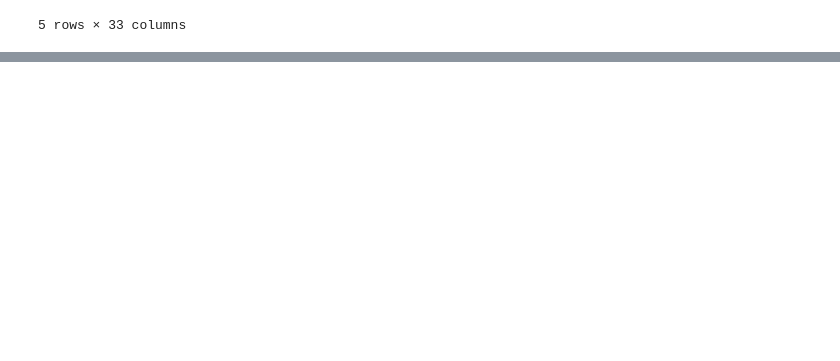
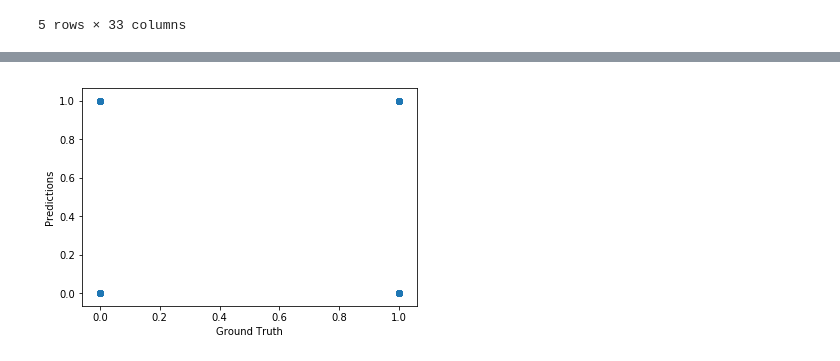
Before and after one commit to rsalaud/C5_T2, a Jupyter notebook: CreditOne Default Report.ipynb, the cells around one changed output, grey strips where cells are left out. Saved outputs shown, nothing was run; the diff lists cells and outputs as text; code cells hidden in the pictures; blank space fills up the shorter version.

```diff
--- a/CreditOne Default Report.ipynb
+++ b/CreditOne Default Report.ipynb
@@ -591,3 +379,0 @@ X_train.shape, X_test.shape
-# %%
-X_train, X_test, y_train, y_test = train_test_split(X_train, y_train)
-X_train.shape, X_test.shape
@@ -669,2 +379,0 @@ Name: PAY_AMT6, Length: 30000, dtype: int64
-# %%
-model.fit(X_train,y_train)
@@ -672,0 +408,11 @@ TypeError: float() argument must be a string or a number, not 'pandas._libs.inte
+# %%
+from sklearn.ensemble import RandomForestClassifier
+from sklearn.metrics import accuracy_score
+
+%%time
+modelRFC = RandomForestClassifier(n_estimators = 100, max_depth = 10, min_samples_leaf = 5)
+modelRFC.fit(X_train, y_train)
+
+y_predict = modelRFC.predict(X_test)
+
+accuracy_score(y_test.values, y_predict)
@@ -672,0 +429,2 @@ TypeError: float() argument must be a string or a number, not 'pandas._libs.inte
+# %%
+predictions = modelRFC.predict(X_test)
@@ -672,0 +443,9 @@ TypeError: float() argument must be a string or a number, not 'pandas._libs.inte
+# %%
+#plt.scatter(y_test, predictions, color=['blue','green'], alpha = 0.5)
+plt.scatter(y_test,predictions)
+#plt.scatter(y_test, predictions)
+plt.xlabel('Ground Truth')
+plt.ylabel('Predictions')
+plt.show();
+# %% [output]
+[figure, added]
```
Also changed, not shown: parts of 50 cells of this notebook.
